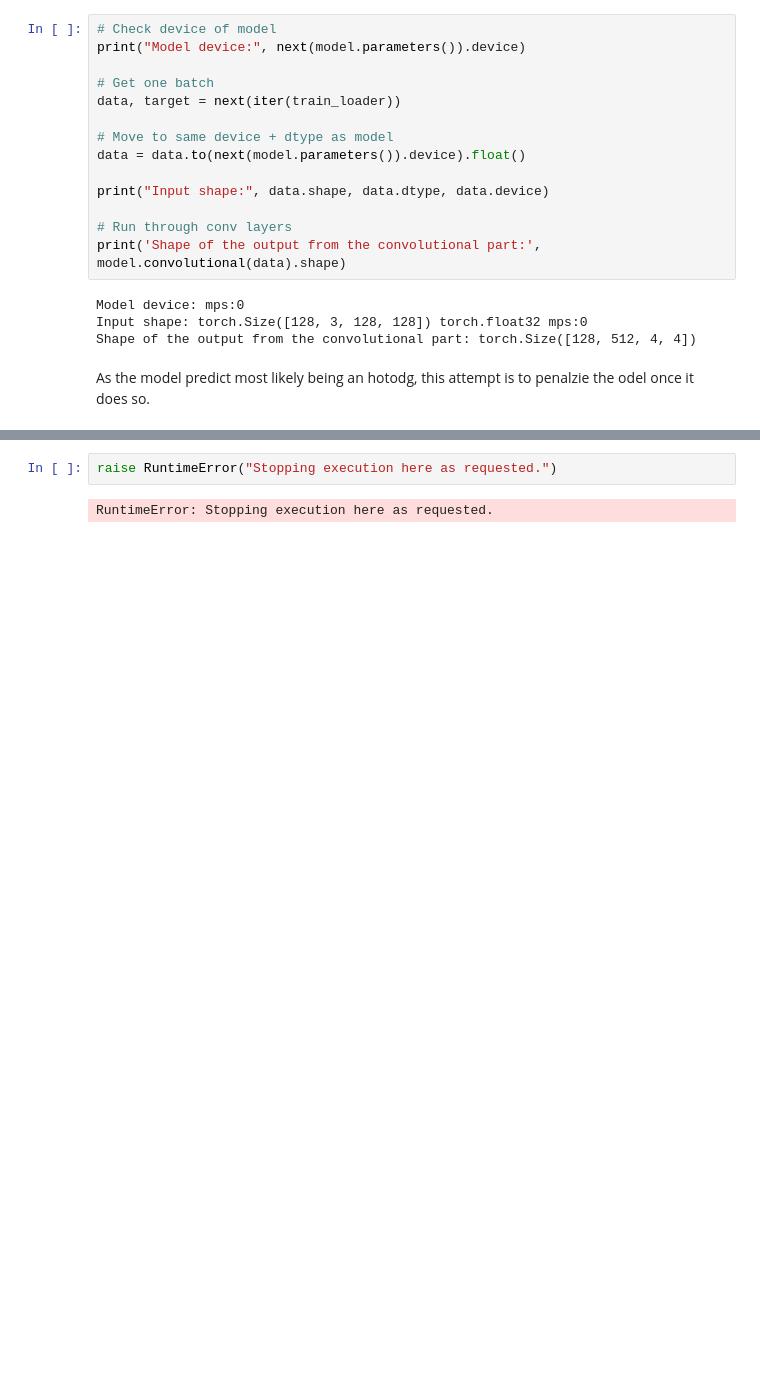
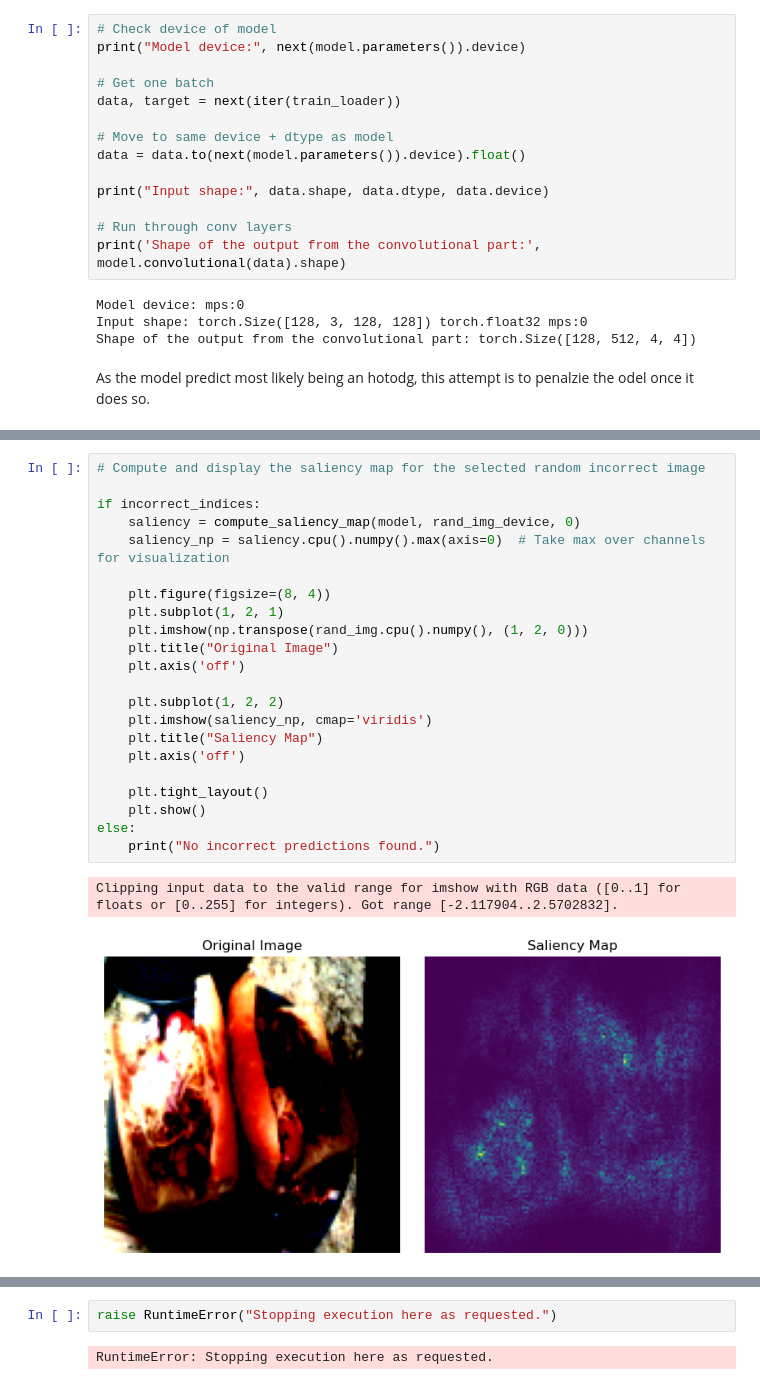
Before and after one commit to LuigiPampanin01/Assignments_DL_for_CV, a Jupyter notebook: IDLCV_Project_1_hotdog.ipynb, the cells around one changed output, grey strips where cells are left out. Cells and saved outputs as stored; diff of their text form; blank space fills up the shorter version.

```diff
--- a/IDLCV_Project_1_hotdog.ipynb
+++ b/IDLCV_Project_1_hotdog.ipynb
@@ -383,0 +432,25 @@ Predicted as not hotdog: 1151 (61.82%)
+# %%
+# Compute and display the saliency map for the selected random incorrect image
+
+if incorrect_indices:
+    saliency = compute_saliency_map(model, rand_img_device, 0)
+    saliency_np = saliency.cpu().numpy().max(axis=0)  # Take max over channels for visualization
+
+    plt.figure(figsize=(8, 4))
+    plt.subplot(1, 2, 1)
+    plt.imshow(np.transpose(rand_img.cpu().numpy(), (1, 2, 0)))
+    plt.title("Original Image")
+    plt.axis('off')
+
+    plt.subplot(1, 2, 2)
+    plt.imshow(saliency_np, cmap='viridis')
+    plt.title("Saliency Map")
+    plt.axis('off')
+
+    plt.tight_layout()
+    plt.show()
+else:
+    print("No incorrect predictions found.")
+# %% [output]
+Clipping input data to the valid range for imshow with RGB data ([0..1] for floats or [0..255] for integers). Got range [-2.117904..2.5702832].
+[figure, added]
```
Also changed, not shown: parts of 11 cells of this notebook.
